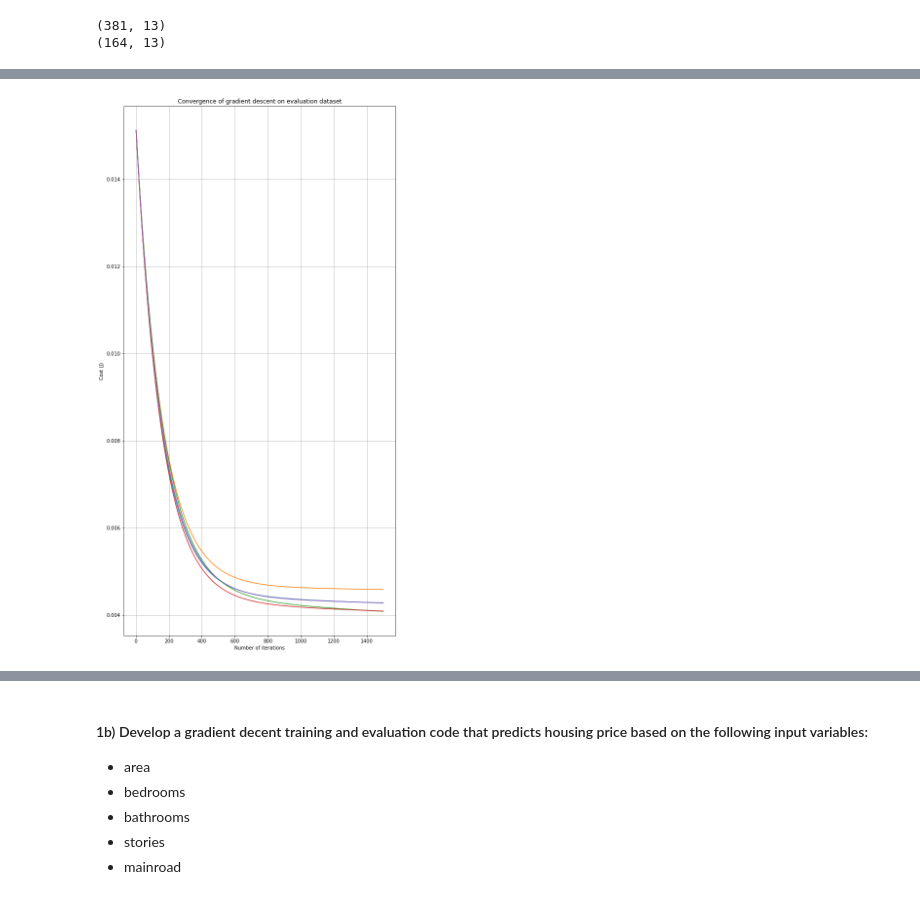
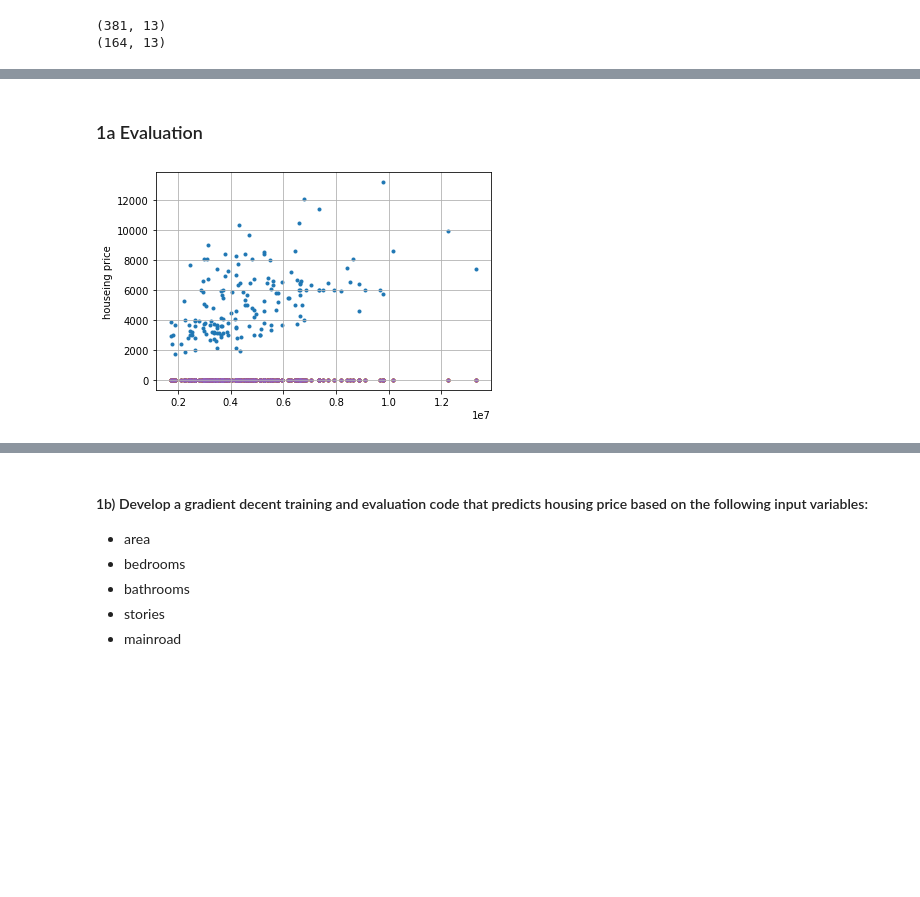
Before and after one commit to ric3b0wl/ECGR4105-IntroML, a Jupyter notebook: hw1/hw1.ipynb, the cells around one changed output, grey strips where cells are left out. Saved outputs shown, nothing was run; the diff lists cells and outputs as text; code cells hidden in the pictures; blank space fills up the shorter version.

```diff
--- a/hw1/hw1.ipynb
+++ b/hw1/hw1.ipynb
@@ -303,12 +200,0 @@ plt.show()
-# %%
-linear_regression('area evaluation', area_E, price_E)
-linear_regression('bedrooms evaluation', bedrooms_E, price_E)
-linear_regression('bathrooms evaluation', bathrooms_E, price_E)
-linear_regression('stores evaluation', stories_E, price_E)
-linear_regression('parking evaluation', parking_E, price_E)
-plt.rcParams["figure.figsize"] = (10,20)
-plt.grid()
-plt.xlabel('Input variable parameters')
-plt.ylabel('Output price')
-plt.title('Linear Regression Fit on evaluation dataset')
-plt.legend()
@@ -323,14 +212,23 @@ Cost on parking evaluation data:  0.015189663525159854
+# %% [markdown]
+### 1a Evaluation
 # %%
-convergence_gradient_descent('area training', area_E, price_E)
-convergence_gradient_descent('bedrooms training', bedrooms_E, price_E)
-convergence_gradient_descent('bathrooms training', bathrooms_E, price_E)
-convergence_gradient_descent('stores training', stories_E, price_E)
-convergence_gradient_descent('parking training', parking_E, price_E)
-plt.rcParams["figure.figsize"] = (10,6)
+area_E = df_Newtest.values[:, 0]
+bedrooms_E = df_Newtest.values[:, 1]
+bathrooms_E = df_Newtest.values[:, 2]
+stories_E = df_Newtest.values[:, 3]
+parking_E = df_Newtest.values[:, 4]
+
+price_E = df_Newtest.values[:, 5] # price is y, the output of predication
+
+m_E = len(price_E)
+
+plt.scatter(price_E, area_E, marker='.')
+plt.scatter(price_E, bedrooms_E, marker='.')
+plt.scatter(price_E, bathrooms_E, marker='.')
+plt.scatter(price_E, stories_E, marker='.')
+plt.scatter(price_E, parking_E, marker='.')
 plt.grid()
-plt.xlabel('Number of iterations')
-plt.ylabel('Cost (J)')
-plt.title('Convergence of gradient descent on evaluation dataset')
+plt.ylabel('houseing price')
 plt.show()
 # %% [output]
-[figure, old version]
+[figure, new version]
```
Also changed, not shown: parts of 70 cells of this notebook, 1 other file.
